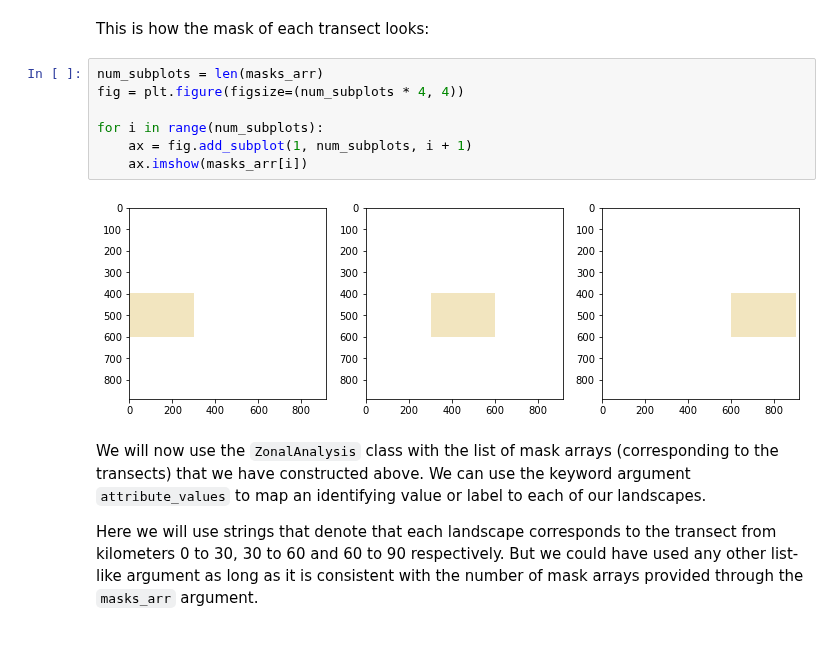
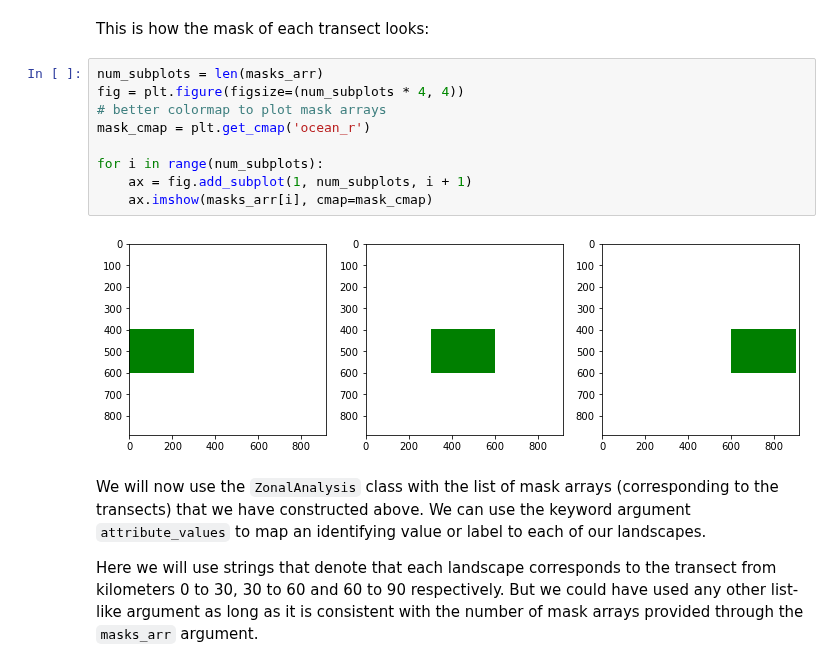
Before and after one commit to martibosch/pylandstats-notebooks, a Jupyter notebook: notebooks/03-zonal-analysis.ipynb, the cells around one changed output. Cells and saved outputs as stored; diff of their text form.

Commit message:
different colormap for masks_arr in 03-zonal-analysis.ipynb

```diff
--- a/notebooks/03-zonal-analysis.ipynb
+++ b/notebooks/03-zonal-analysis.ipynb
@@ -197,12 +197,14 @@ This is how the mask of each transect looks:
 # %%
 num_subplots = len(masks_arr)
 fig = plt.figure(figsize=(num_subplots * 4, 4))
+# better colormap to plot mask arrays
+mask_cmap = plt.get_cmap('ocean_r')
 
 for i in range(num_subplots):
     ax = fig.add_subplot(1, num_subplots, i + 1)
-    ax.imshow(masks_arr[i])
+    ax.imshow(masks_arr[i], cmap=mask_cmap)
 # %% [output]
-[figure, old version]
+[figure, new version]
 # %% [markdown]
 We will now use the `ZonalAnalysis` class with the list of mask arrays (corresponding to the transects) that we have constructed above. We can use the keyword argument `attribute_values` to map an identifying value or label to each of our landscapes.
 
```
